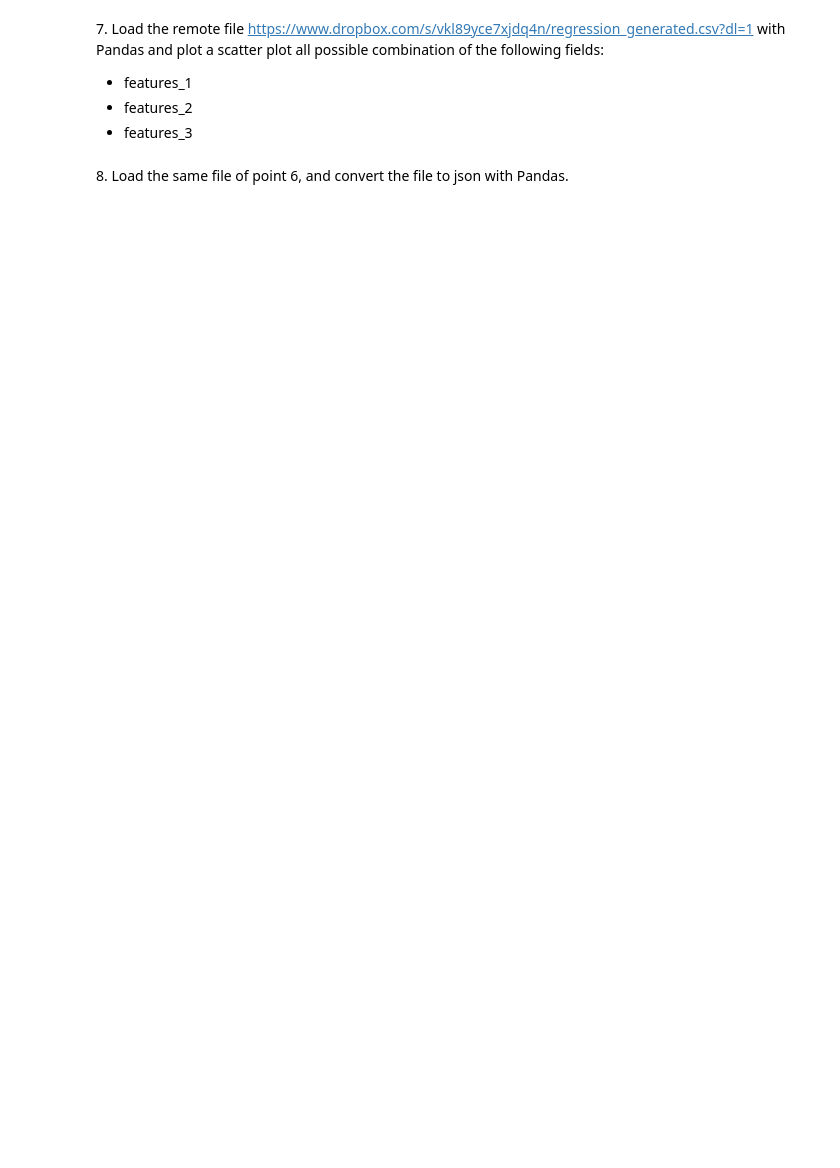
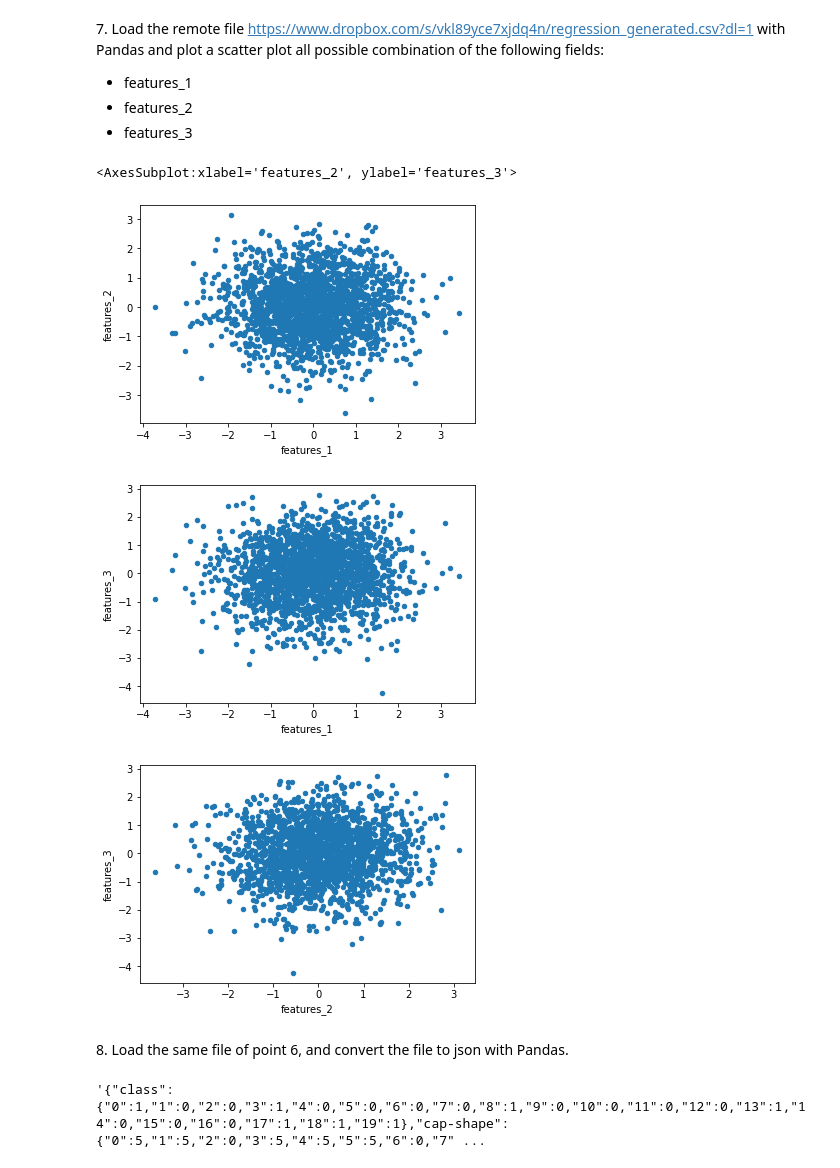
Before and after one commit to luca430/LaboratoryOfComputationalPhysics_Y4, a Jupyter notebook: 04ex_OSEMN.ipynb, the cells around one changed output. Saved outputs shown, nothing was run; the diff lists cells and outputs as text; code cells hidden in the pictures; blank space fills up the shorter version.

```diff
--- a/04ex_OSEMN.ipynb
+++ b/04ex_OSEMN.ipynb
@@ -133,5 +135,26 @@ for line in csv.reader(g, delimiter='/'):
   + features_1
   + features_2
   + features_3
+# %%
+#Exercise 7
+
+file = 'https://www.dropbox.com/s/vkl89yce7xjdq4n/regression_generated.csv?dl=1'
+data = pd.read_csv(file)
+data.plot.scatter(x='features_1',y='features_2')
+data.plot.scatter(x='features_1',y='features_3')
+data.plot.scatter(x='features_2',y='features_3')
+# %% [output]
+<AxesSubplot:xlabel='features_2', ylabel='features_3'>
+[figure, added]
+[figure, added]
+[figure, added]
 # %% [markdown]
 8\. Load the same file of point 6, and convert the file to json with Pandas.
+# %%
+#Exercise 8
+
+file = 'https://www.dropbox.com/s/7u3lm737ogbqsg8/mushrooms_categorized.csv?dl=1'
+data = pd.read_csv(file, nrows=20)
+data.to_json()
+# %% [output]
+'{"class":{"0":1,"1":0,"2":0,"3":1,"4":0,"5":0,"6":0,"7":0,"8":1,"9":0,"10":0,"11":0,"12":0,"13":1,"14":0,"15":0,"16":0,"17":1,"18":1,"19":1},"cap-shape":{"0":5,"1":5,"2":0,"3":5,"4":5,"5":5,"6":0,"7" ...
```
Also changed, not shown: parts of 5 cells of this notebook, 2 other files.
